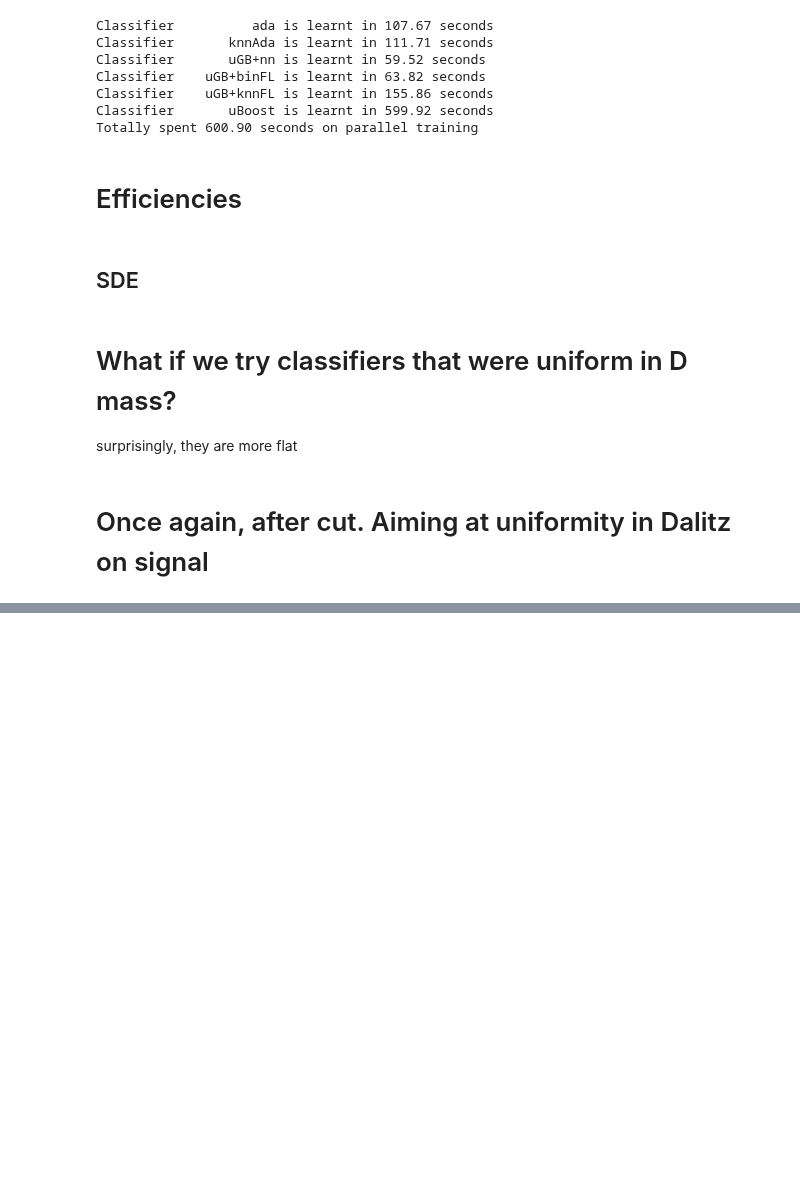
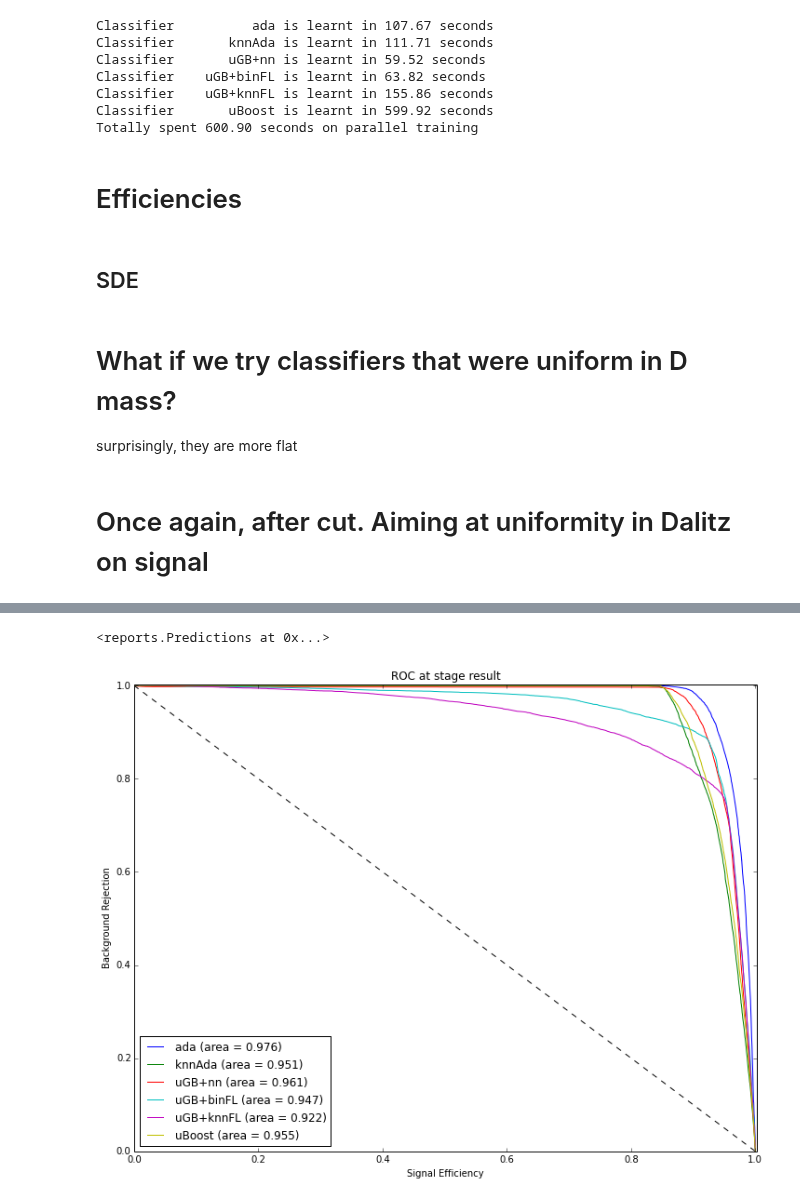
Before and after one commit to anaderi/lhcb_trigger_ml, a Jupyter notebook: IPythonWorkflow/Analysis_DInto3h.ipynb, the cells around one changed output, grey strips where cells are left out. Saved outputs shown, nothing was run; the diff lists cells and outputs as text; code cells hidden in the pictures; blank space fills up the shorter version.

```diff
--- a/IPythonWorkflow/Analysis_DInto3h.ipynb
+++ b/IPythonWorkflow/Analysis_DInto3h.ipynb
@@ -419 +419,6 @@ Stage result, efficiency=0.90
 <reports.Predictions at 0x...>
+# %%
+dl_predictions.roc()
+# %% [output]
+<reports.Predictions at 0x...>
+[figure, added]
```
Also changed, not shown: parts of 5 cells of this notebook.
